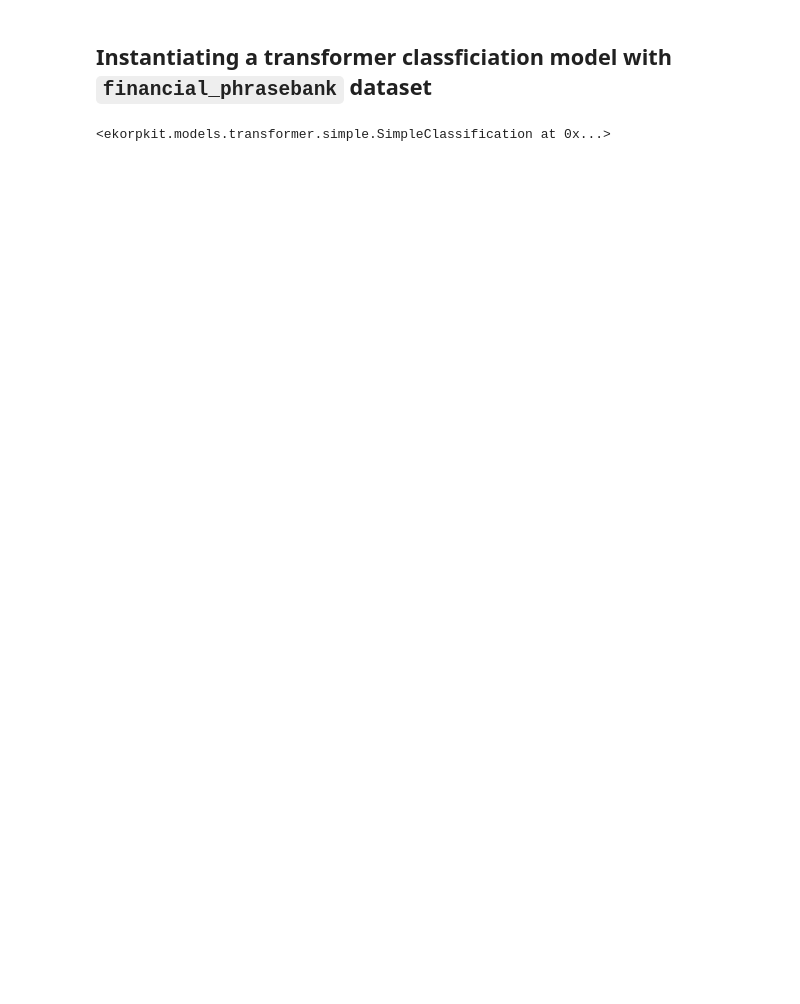
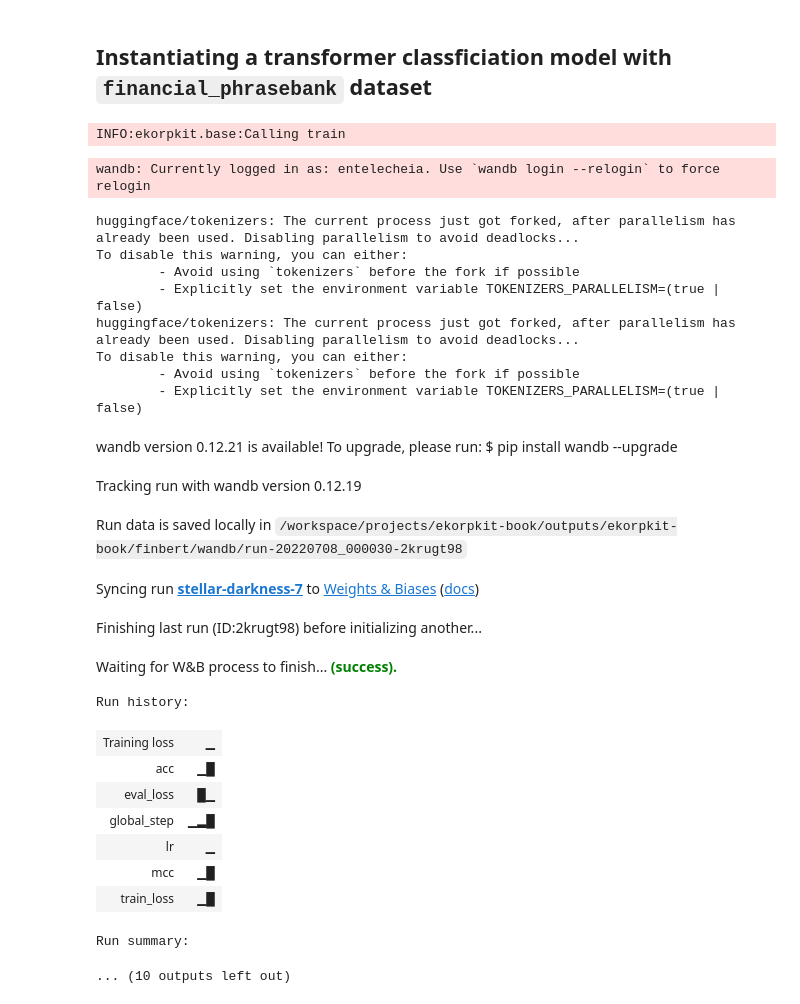
Before and after one commit to entelecheia/ekorpkit-book, a Jupyter notebook: ekorpkit-book/docs/usecases/edgar/predict_edgar.ipynb, the cells around one changed output. Drawn from its saved outputs; the diff is of its cells as text; code cells hidden in the pictures; blank space fills up the shorter version.

```diff
--- a/ekorpkit-book/docs/usecases/edgar/predict_edgar.ipynb
+++ b/ekorpkit-book/docs/usecases/edgar/predict_edgar.ipynb
@@ -71,22 +101,45 @@ print(cfg.predict.output_file)
 # %% [markdown]
 ## Instantiating a transformer classficiation model with `financial_phrasebank` dataset
 # %%
-from ekorpkit import eKonf
-
 overrides=[
-    '+model/transformer=simple_classification',
+    '+model/transformer=classification',
     '+model/transformer/pretrained=finbert',
 ]
-model_cfg = eKonf.compose(overrides=overrides, config_group='model/transformer=simple_classification')
+model_cfg = eKonf.compose('model/transformer=classification', overrides)
 model_cfg.dataset = ds_cfg
 model_cfg.verbose = False
 model_cfg.config.num_train_epochs = 2
 model_cfg.config.max_seq_length = 256
 model_cfg.config.train_batch_size = 32
 model_cfg.config.eval_batch_size = 32
 model_cfg.labels = ['positive','neutral','negative']
-model_cfg._call_ = ['train']
+model_cfg._method_ = ['train']
 eKonf.instantiate(model_cfg)
 # %% [output]
-<ekorpkit.models.transformer.simple.SimpleClassification at 0x...>
+INFO:ekorpkit.base:Calling train
+wandb: Currently logged in as: entelecheia. Use `wandb login --relogin` to force relogin
+huggingface/tokenizers: The current process just got forked, after parallelism has already been used. Disabling parallelism to avoid deadlocks...
+To disable this warning, you can either:
+        - Avoid using `tokenizers` before the fork if possible
+        - Explicitly set the environment variable TOKENIZERS_PARALLELISM=(true | false)
+huggingface/tokenizers: The current process just got forked, after parallelism has already been used. Disabling parallelism to avoid deadlocks...
+To disable this warning, you can either:
+        - Avoid using `tokenizers` before the fork if possible
+        - Explicitly set the environment variable TOKENIZERS_PARALLELISM=(true | false)
+wandb version 0.12.21 is available! To upgrade, please run: $ pip install wandb --upgrade
+Tracking run with wandb version 0.12.19
+Run data is saved locally in /workspace/projects/ekorpkit-book/outputs/ekorpkit-book/finbert/wandb/run-20220708_000030-2krugt98
+Syncing run stellar-darkness-7 to Weights & Biases (docs)
+Finishing last run (ID:2krugt98) before initializing another...
+Waiting for W&B process to finish... (success).
+Run history:
+| Training loss | ▁ |
+| acc | ▁█ |
+| eval_loss | █▁ |
+| global_step | ▁▂█ |
+| lr | ▁ |
+| mcc | ▁█ |
+| train_loss | ▁█ |
+Run summary:
+... (10 outputs left out)
 # %%
```
Also changed, not shown: parts of 10 cells of this notebook.
